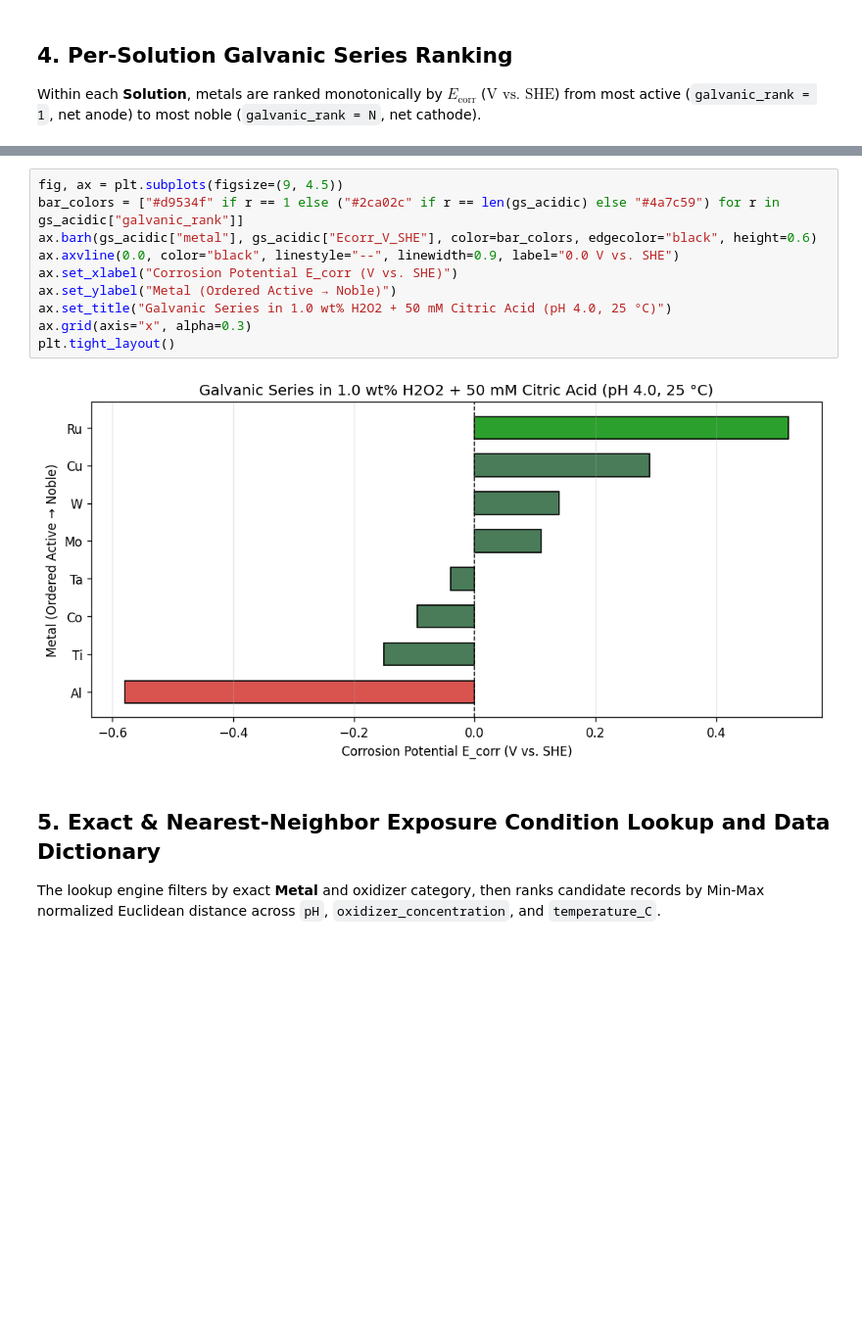
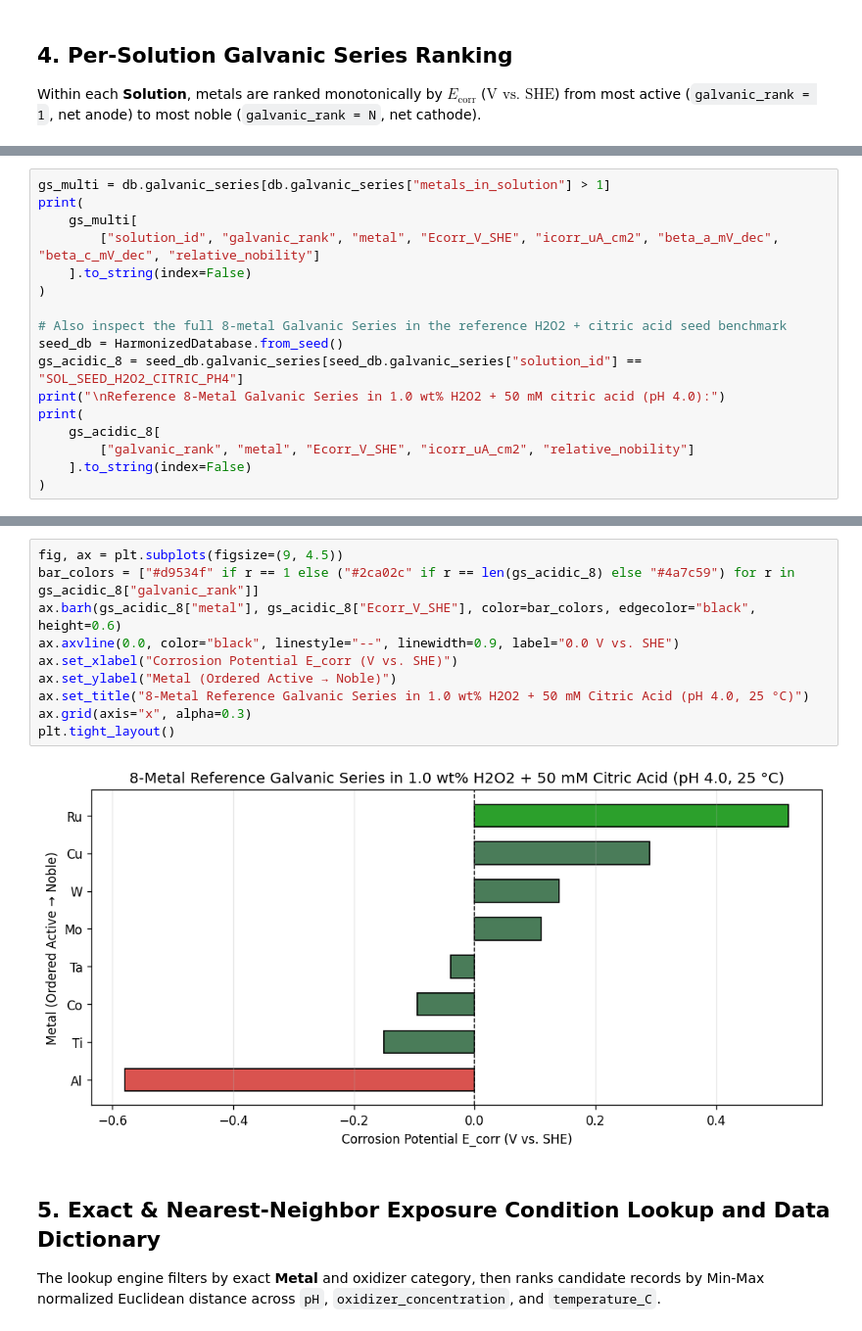
Before and after one commit to MarkLin19941028/Corrosion-simulator, a Jupyter notebook: notebooks/01_data_exploration_and_cleaning.ipynb, the cells around one changed output, grey strips where cells are left out. Shown at 98% size. Cells and saved outputs as stored; diff of their text form; blank space fills up the shorter version.

```diff
--- a/notebooks/01_data_exploration_and_cleaning.ipynb
+++ b/notebooks/01_data_exploration_and_cleaning.ipynb
@@ -166,0 +150,17 @@ print(
+# %%
+gs_multi = db.galvanic_series[db.galvanic_series["metals_in_solution"] > 1]
+print(
+    gs_multi[
+        ["solution_id", "galvanic_rank", "metal", "Ecorr_V_SHE", "icorr_uA_cm2", "beta_a_mV_dec", "beta_c_mV_dec", "relative_nobility"]
+    ].to_string(index=False)
+)
+
+# Also inspect the full 8-metal Galvanic Series in the reference H2O2 + citric acid seed benchmark
+seed_db = HarmonizedDatabase.from_seed()
+gs_acidic_8 = seed_db.galvanic_series[seed_db.galvanic_series["solution_id"] == "SOL_SEED_H2O2_CITRIC_PH4"]
+print("\nReference 8-Metal Galvanic Series in 1.0 wt% H2O2 + 50 mM citric acid (pH 4.0):")
+print(
+    gs_acidic_8[
+        ["galvanic_rank", "metal", "Ecorr_V_SHE", "icorr_uA_cm2", "relative_nobility"]
+    ].to_string(index=False)
+)
@@ -167,15 +185,15 @@ print(
 # %%
 fig, ax = plt.subplots(figsize=(9, 4.5))
-bar_colors = ["#d9534f" if r == 1 else ("#2ca02c" if r == len(gs_acidic) else "#4a7c59") for r in gs_acidic["galvanic_rank"]]
-ax.barh(gs_acidic["metal"], gs_acidic["Ecorr_V_SHE"], color=bar_colors, edgecolor="black", height=0.6)
+bar_colors = ["#d9534f" if r == 1 else ("#2ca02c" if r == len(gs_acidic_8) else "#4a7c59") for r in gs_acidic_8["galvanic_rank"]]
+ax.barh(gs_acidic_8["metal"], gs_acidic_8["Ecorr_V_SHE"], color=bar_colors, edgecolor="black", height=0.6)
 ax.axvline(0.0, color="black", linestyle="--", linewidth=0.9, label="0.0 V vs. SHE")
 ax.set_xlabel("Corrosion Potential E_corr (V vs. SHE)")
 ax.set_ylabel("Metal (Ordered Active → Noble)")
-ax.set_title("Galvanic Series in 1.0 wt% H2O2 + 50 mM Citric Acid (pH 4.0, 25 °C)")
+ax.set_title("8-Metal Reference Galvanic Series in 1.0 wt% H2O2 + 50 mM Citric Acid (pH 4.0, 25 °C)")
 ax.grid(axis="x", alpha=0.3)
 plt.tight_layout()
 # %% [output]
-[figure, old version]
+[figure, new version]
 # %% [markdown]
 ## 5. Exact & Nearest-Neighbor Exposure Condition Lookup and Data Dictionary
 
```
Also changed, not shown: parts of 7 cells of this notebook, 11 other files.
